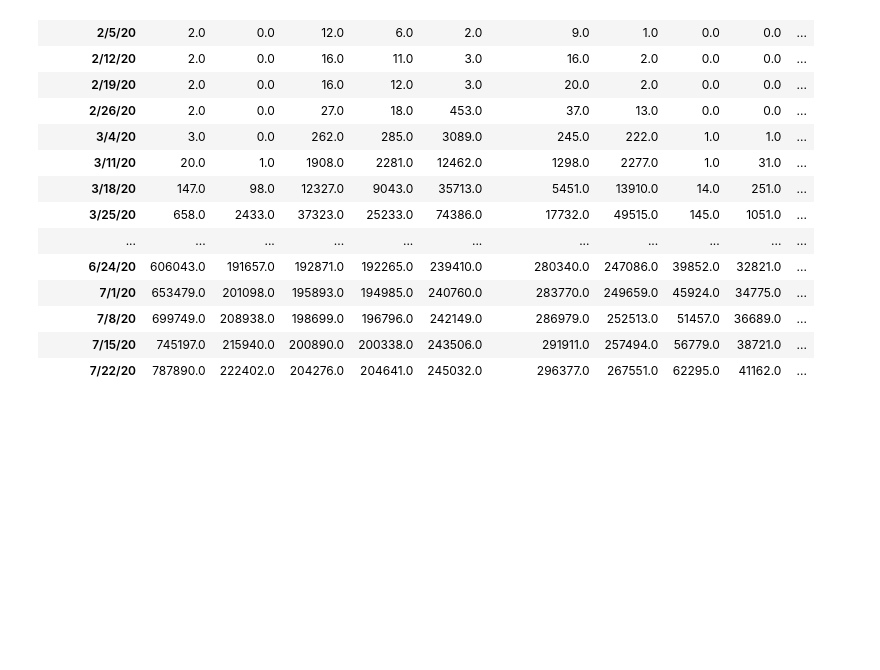
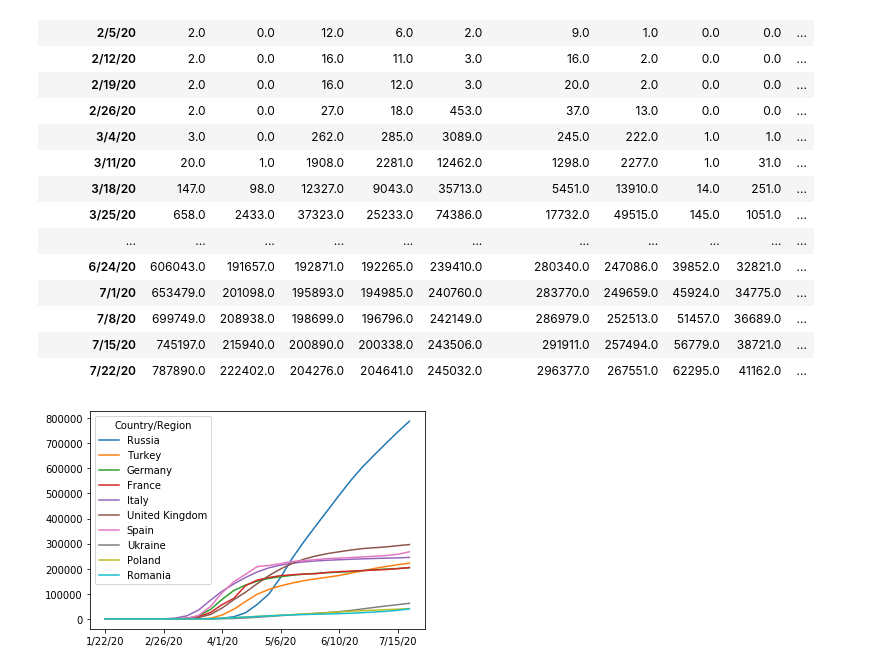
Before and after one commit to touch1295/PROJECT_1, a Jupyter notebook: cleaning.ipynb, the cells around one changed output. Drawn from its saved outputs; the diff is of its cells as text; code cells hidden in the pictures; blank space fills up the shorter version.

```diff
--- a/cleaning.ipynb
+++ b/cleaning.ipynb
@@ -164,0 +132,2 @@ clean_europe_tp.head(25)
+# %%
+clean_europe_tp = clean_europe_tp.drop(['Lat', 'Long'], axis=1)
@@ -185,6 +156,10 @@ weekly_df
 | 7/8/20 | 699749.0 | 208938.0 | 198699.0 | 196796.0 | 242149.0 | 286979.0 | 252513.0 | 51457.0 | 36689.0 | ... |
 | 7/15/20 | 745197.0 | 215940.0 | 200890.0 | 200338.0 | 243506.0 | 291911.0 | 257494.0 | 56779.0 | 38721.0 | ... |
 | 7/22/20 | 787890.0 | 222402.0 | 204276.0 | 204641.0 | 245032.0 | 296377.0 | 267551.0 | 62295.0 | 41162.0 | ... |
+# %%
+weekly_df.plot();
+# %% [output]
+[figure, added]
 # %%
 percent_df = weekly_df.pct_change()
 percent_df
```
Also changed, not shown: parts of 16 cells of this notebook.
